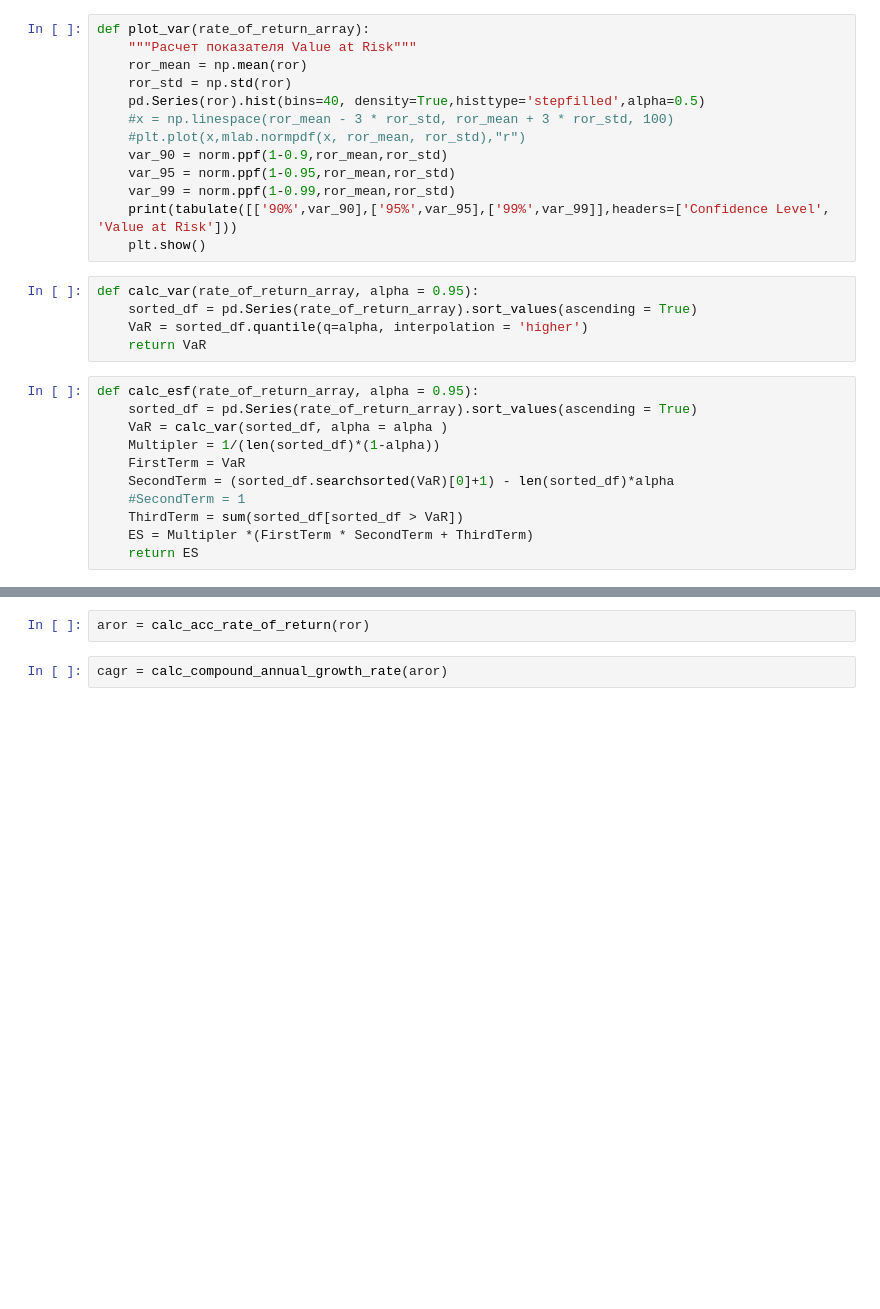
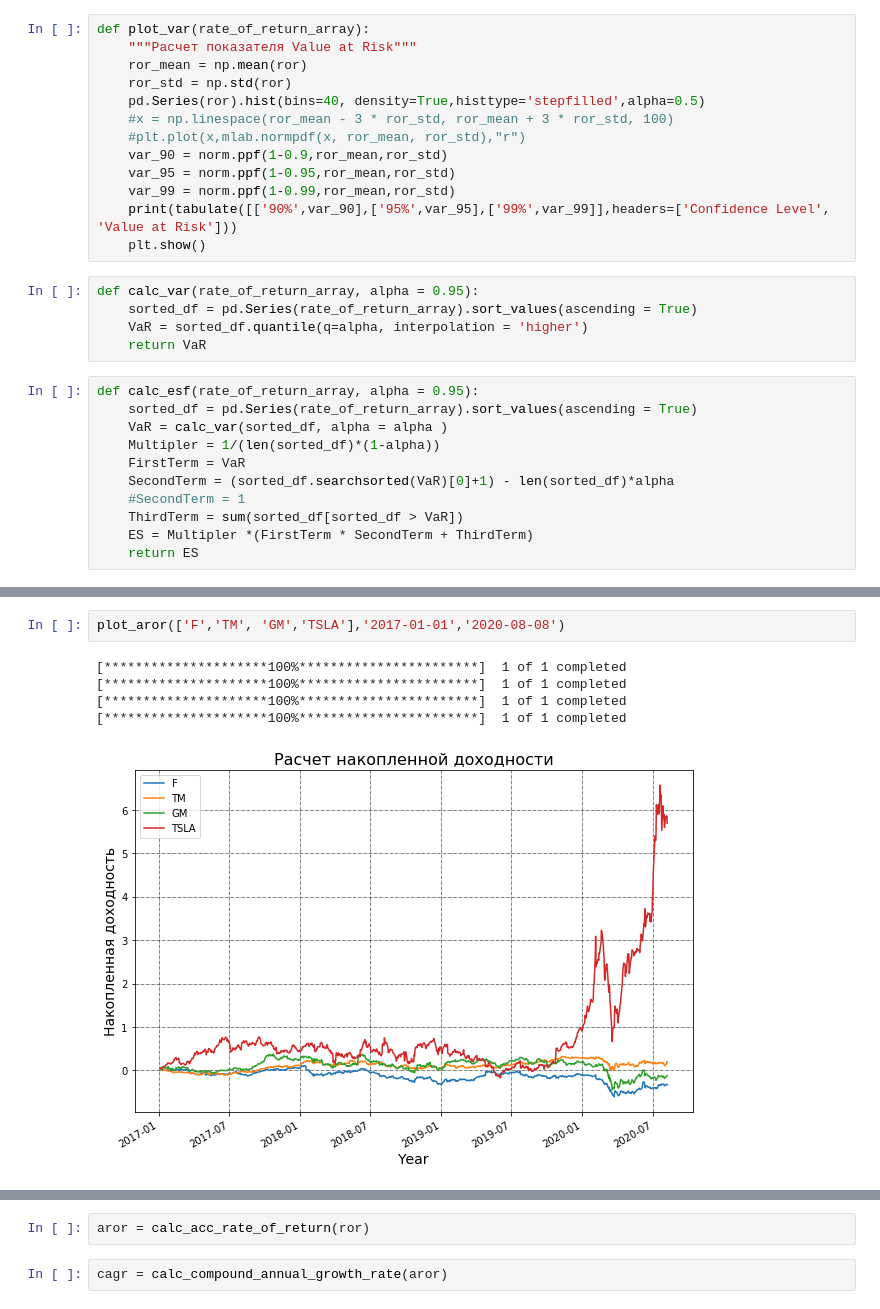
Before and after one commit to mfti-techlead/stocks_pocket, a Jupyter notebook: stocks_portfolio.ipynb, the cells around one changed output, grey strips where cells are left out. Drawn from its saved outputs; the diff is of its cells as text; blank space fills up the shorter version.

```diff
--- a/stocks_portfolio.ipynb
+++ b/stocks_portfolio.ipynb
@@ -85,0 +107,8 @@ def calc_esf(rate_of_return_array, alpha = 0.95):
+# %%
+plot_aror(['F','TM', 'GM','TSLA'],'2017-01-01','2020-08-08')
+# %% [output]
+[*********************100%***********************]  1 of 1 completed
+[*********************100%***********************]  1 of 1 completed
+[*********************100%***********************]  1 of 1 completed
+[*********************100%***********************]  1 of 1 completed
+[figure, added]
```
Also changed, not shown: parts of 12 cells of this notebook, 1 other file.
